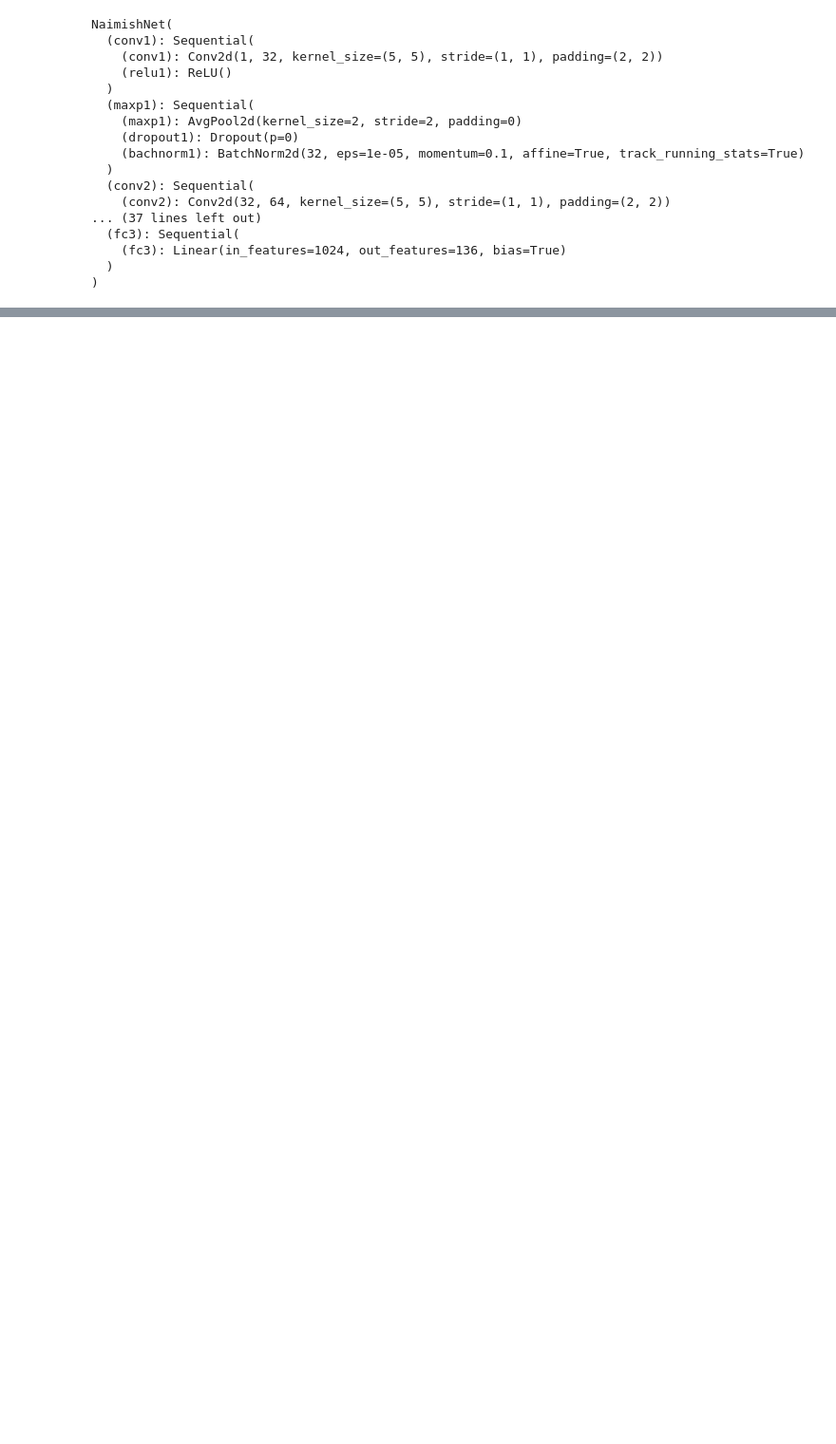
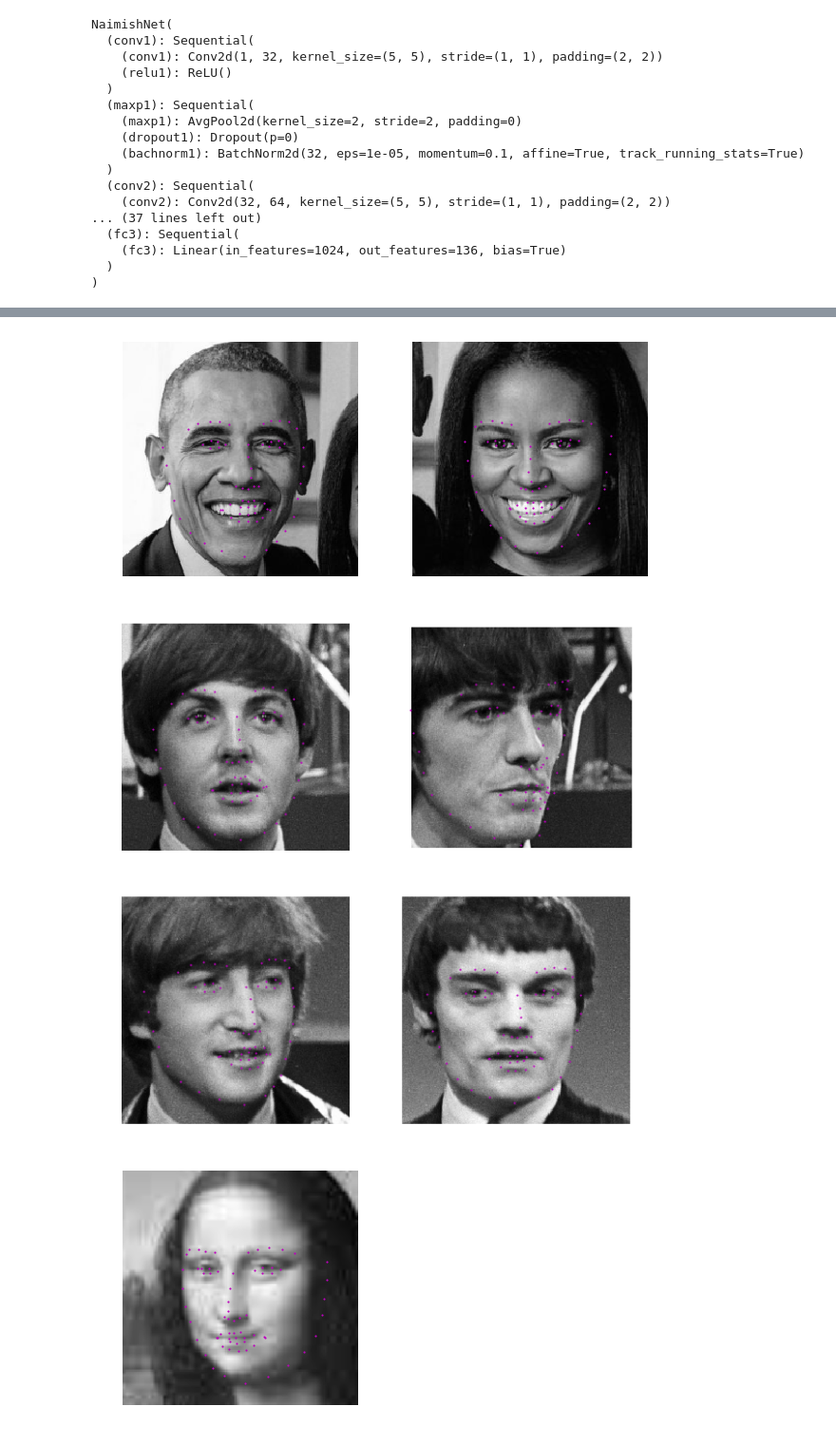
Before and after one commit to Bjarten/computer-vision-ND, a Jupyter notebook: project_1_facial_keypoints/3. Facial Keypoint Detection, Complete Pipeline.ipynb, the cells around one changed output, grey strips where cells are left out. Shown at 95% size. Drawn from its saved outputs; the diff is of its cells as text; code cells hidden in the pictures; blank space fills up the shorter version.

```diff
--- a/project_1_facial_keypoints/3. Facial Keypoint Detection, Complete Pipeline.ipynb
+++ b/project_1_facial_keypoints/3. Facial Keypoint Detection, Complete Pipeline.ipynb
@@ -215,0 +247,8 @@ detect_keypoints(1,10)
+# %%
+detect_keypoints(0,40,naimishnet)
+detect_keypoints(2,50,naimishnet)
+detect_keypoints(1,10,naimishnet)
+# %% [output]
+[figure, added]
+[figure, added]
+[figure, added]
```
Also changed, not shown: parts of 4 cells of this notebook.
